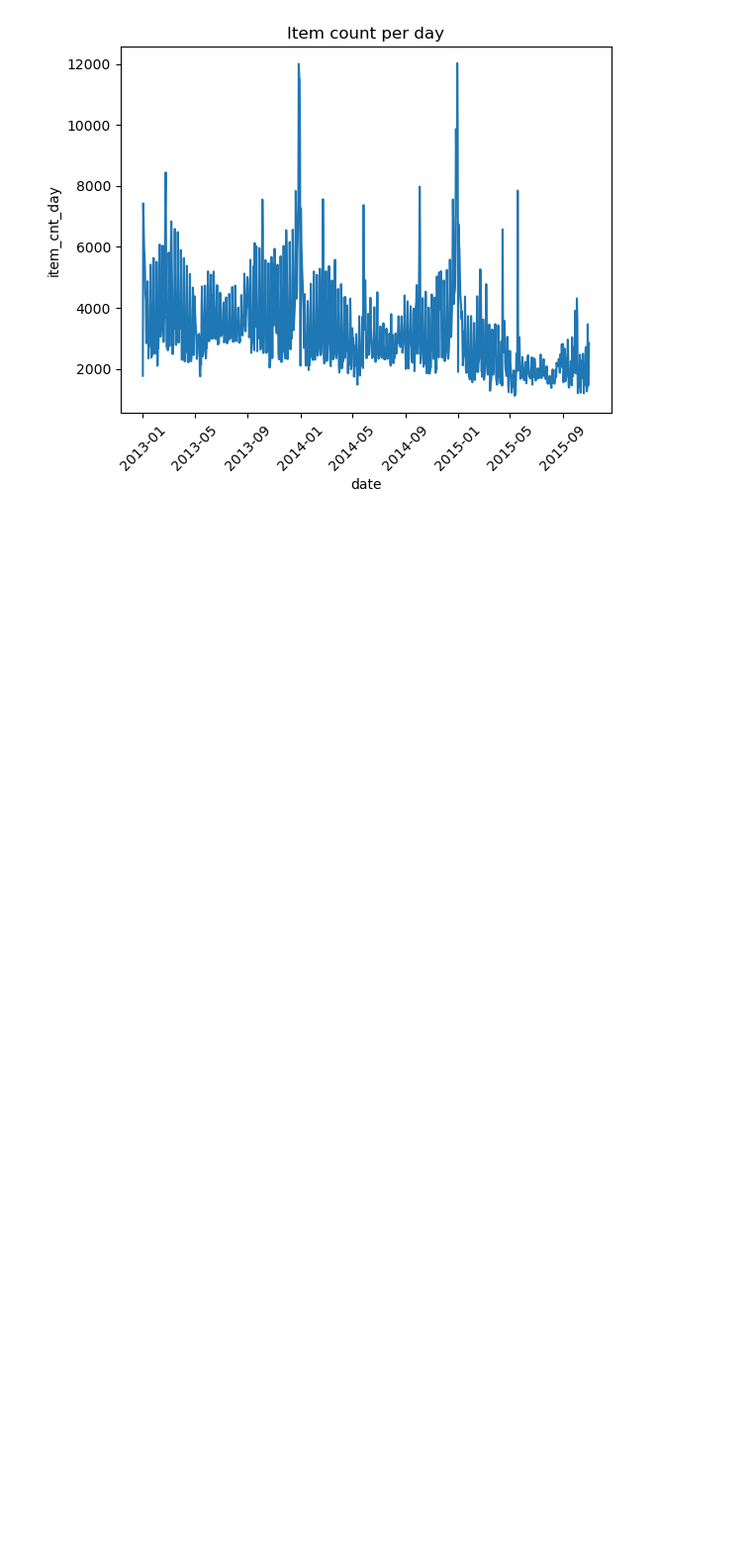
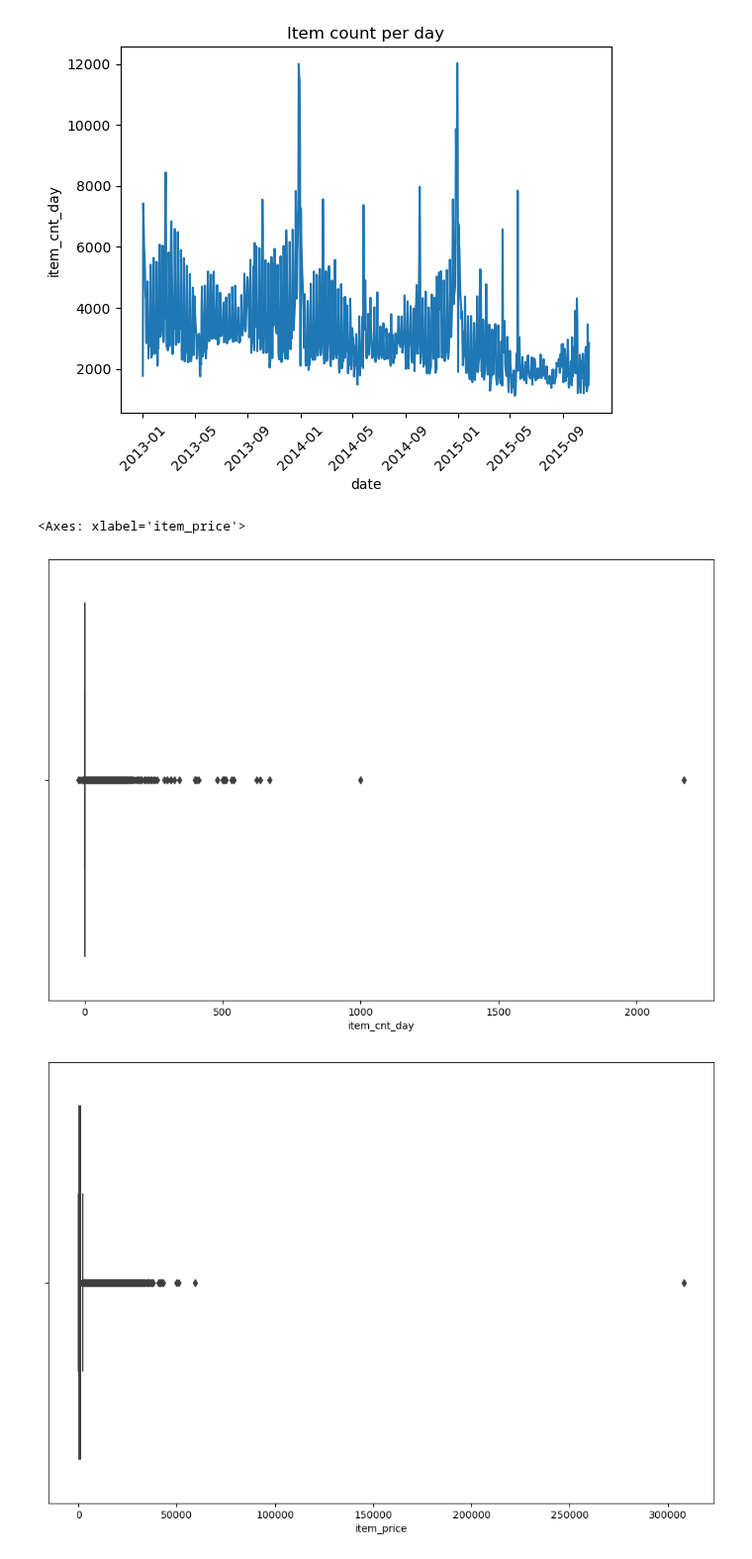
Before and after one commit to kamau96/Data_Science_Android_Web_Development, a Jupyter notebook: Data_Science_Development/Python_Programming/Future_sales/sales_data_analysis.ipynb, the cells around one changed output. Shown at 99% size. Cells and saved outputs as stored; diff of their text form; code cells hidden in the pictures; blank space fills up the shorter version.

```diff
--- a/Data_Science_Development/Python_Programming/Future_sales/sales_data_analysis.ipynb
+++ b/Data_Science_Development/Python_Programming/Future_sales/sales_data_analysis.ipynb
@@ -163,3 +171,15 @@ ax.tick_params(axis="x", rotation=45)
 plt.show()
 # %% [output]
 [figure]
+# %%
+plt.figure(figsize=(12,8))
+flierprops = dict(marker='o', markerfacecolor='purple', markersize=6,
+                  linestyle='none', markeredgecolor='black')
+sns.boxplot(x=stores_data['item_cnt_day'])
+
+plt.figure(figsize=(12,8))
+sns.boxplot(x=stores_data['item_price'])
+# %% [output]
+<Axes: xlabel='item_price'>
+[figure, added]
+[figure, added]
```
Also changed, not shown: parts of 2 cells of this notebook.
